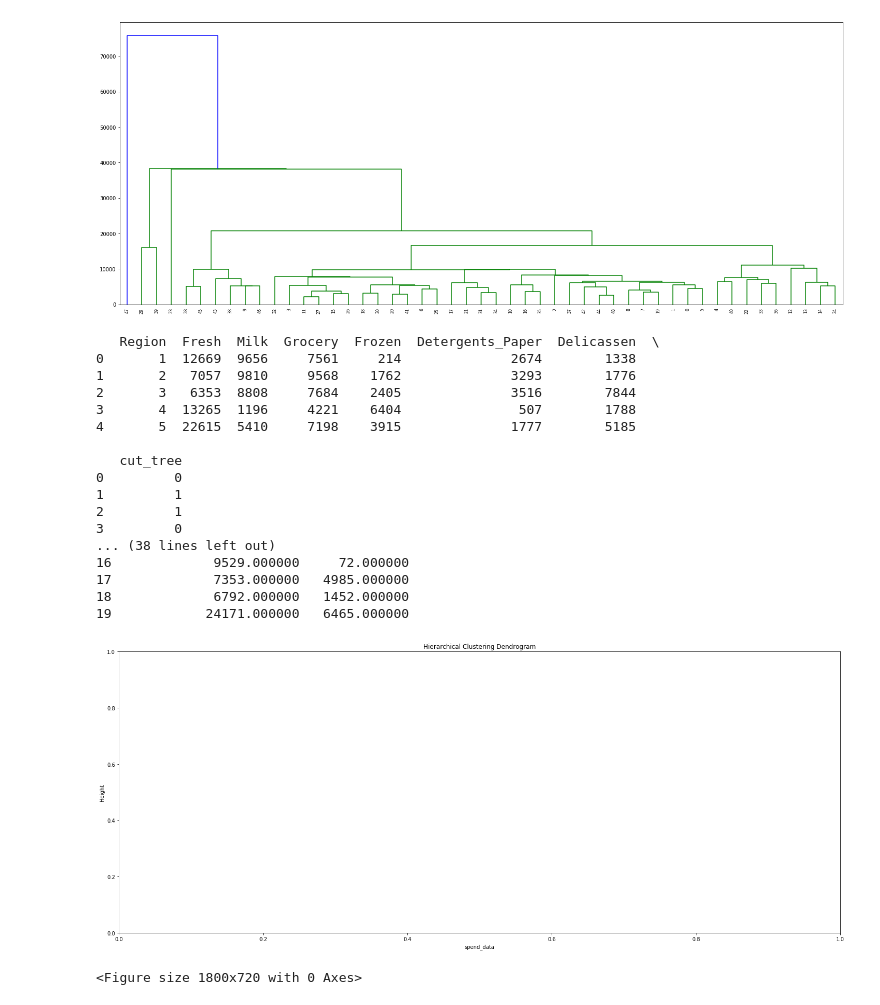
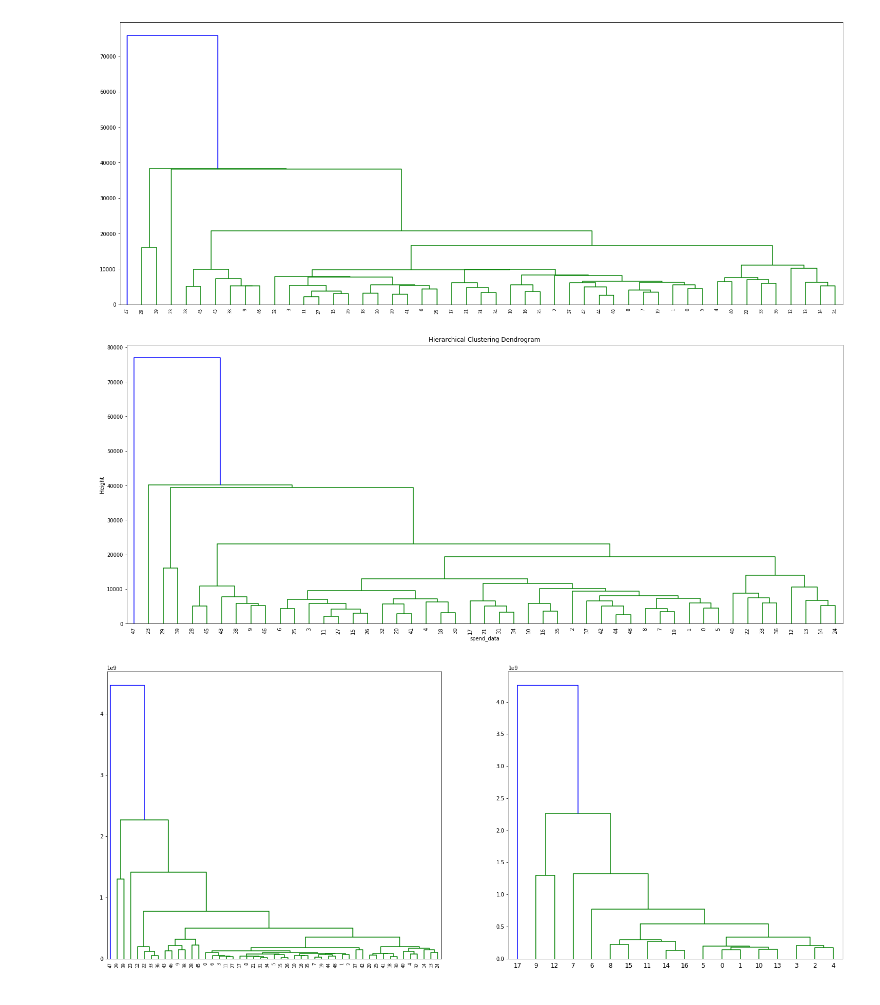
Before and after one commit to axxypatel/Data_Science_Class, a Jupyter notebook: RtoPython_Clustering_Assignment2.ipynb, the cells around one changed output. Drawn from its saved outputs; the diff is of its cells as text; code cells hidden in the pictures.

```diff
--- a/RtoPython_Clustering_Assignment2.ipynb
+++ b/RtoPython_Clustering_Assignment2.ipynb
@@ -256,41 +256,26 @@ plt.show()
 # %%
 h_c = linkage(spend_data,method="average")
 plt.figure(figsize=(25, 10))
 plt.title('Hierarchical Clustering Dendrogram')
 plt.ylabel('Height')
 plt.xlabel('spend_data')
-#dendrogram(h_c,leaf_rotation=90.,leaf_font_size=10.)
-#plt.show()
+dendrogram(h_c,leaf_rotation=90.,leaf_font_size=10.)
+plt.show()
 
 h_c = linkage(spend_data**2, method="centroid")
 plt.figure(figsize=(25, 10))
 memb = cut_tree(h_c,n_clusters=20)
 memb_temp = [i[0] for i in memb]
-#cent = null
 spend_data['cut_tree'] = pd.Series(memb_temp)
 #print(spend_data.head())
 sample_data = spend_data.iloc[:,1:].groupby('cut_tree').mean()
-print(sample_data.head(100))
-#print(memb_temp)
-#for k in range(0,20):
-    #spend_data[:,1:]
+#print(sample_data.head(100))
+h_c1 = linkage(sample_data**2,method="centroid")
+plt.subplot(1,2,1)
+dendrogram(h_c)
+plt.subplot(1,2,2)
+dendrogram(h_c1)
+plt.show()
 # %% [output]
-   Region  Fresh  Milk  Grocery  Frozen  Detergents_Paper  Delicassen  \
-0       1  12669  9656     7561     214              2674        1338
-1       2   7057  9810     9568    1762              3293        1776
-2       3   6353  8808     7684    2405              3516        7844
-3       4  13265  1196     4221    6404               507        1788
-4       5  22615  5410     7198    3915              1777        5185
-
-   cut_tree
-0         0
-1         1
-2         1
-3         0
-... (38 lines left out)
-16             9529.000000     72.000000
-17             7353.000000   4985.000000
-18             6792.000000   1452.000000
-19            24171.000000   6465.000000
-[figure, old version]
+[figure, new version]
-<Figure size 1800x720 with 0 Axes>
+[figure, added]
```
